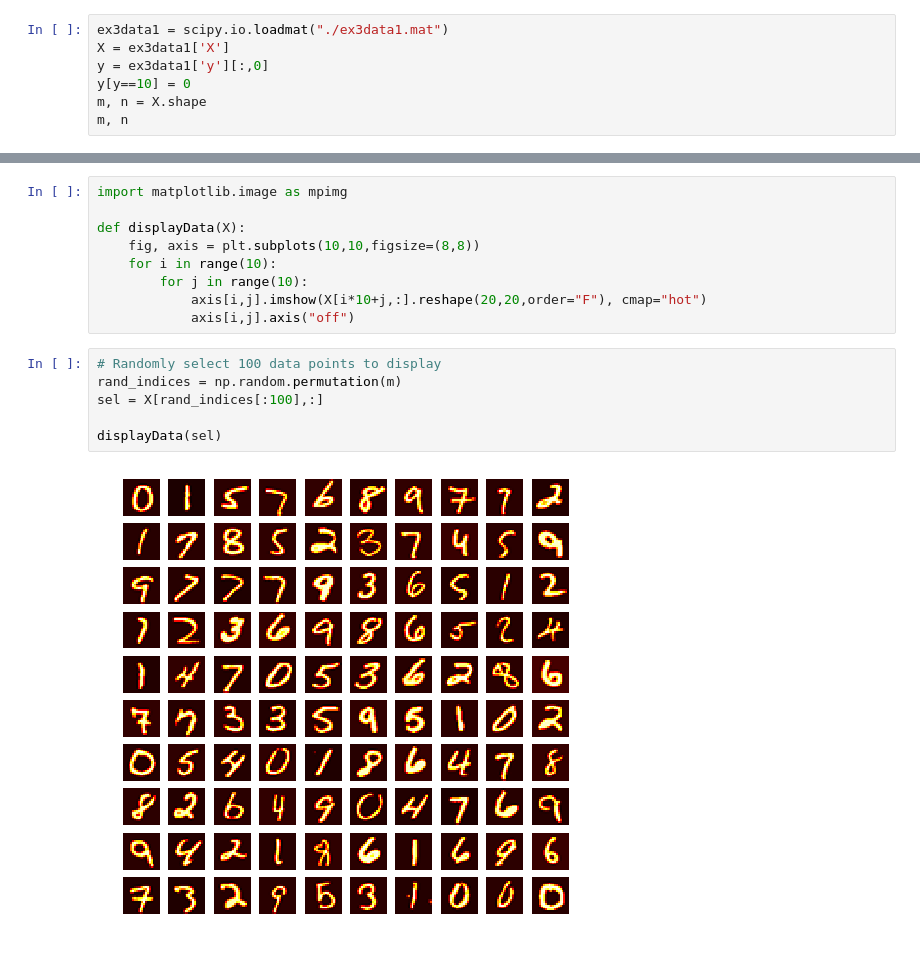
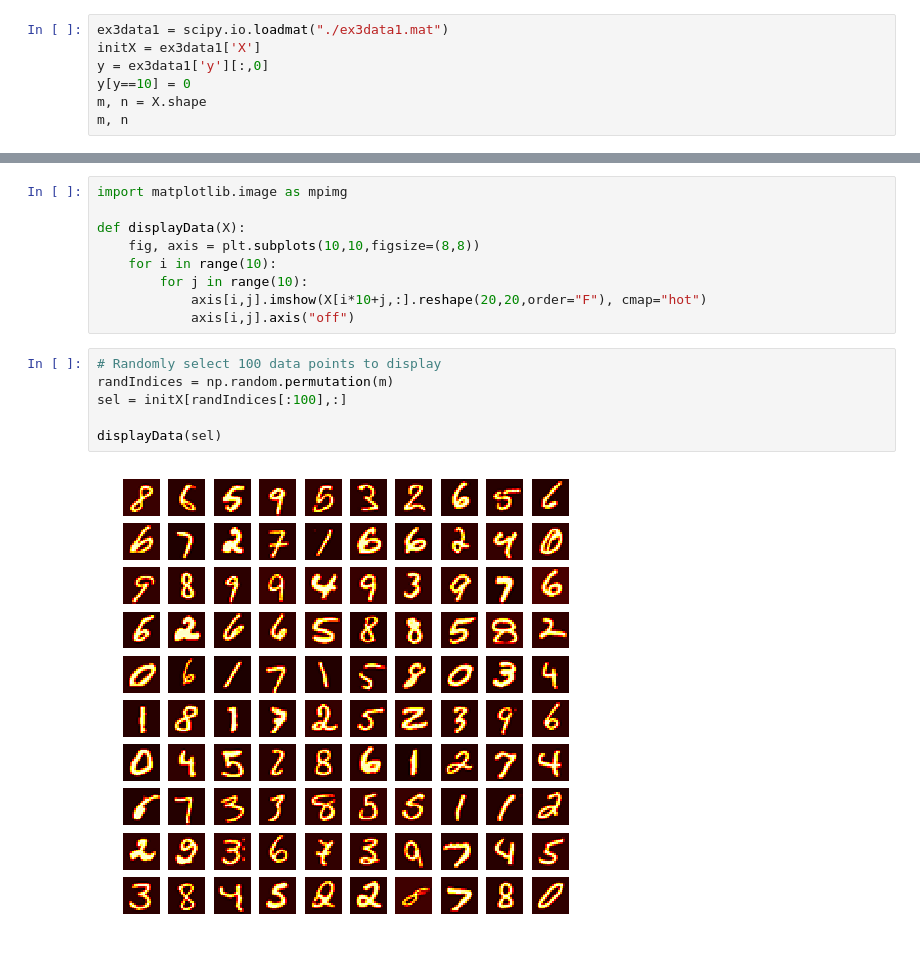
Before and after one commit to GHopperMSK/MachineLearningStanfordUniversity, a Jupyter notebook: ex3.ipynb, the cells around one changed output, grey strips where cells are left out. Drawn from its saved outputs; the diff is of its cells as text.

```diff
--- a/ex3.ipynb
+++ b/ex3.ipynb
@@ -5,7 +5,7 @@ import matplotlib.pyplot as plt
 %matplotlib inline
 # %%
 ex3data1 = scipy.io.loadmat("./ex3data1.mat")
-X = ex3data1['X']
+initX = ex3data1['X']
 y = ex3data1['y'][:,0]
 y[y==10] = 0
 m, n = X.shape
@@ -75,12 +41,12 @@ def displayData(X):
             axis[i,j].axis("off")
 # %%
 # Randomly select 100 data points to display
-rand_indices = np.random.permutation(m)
-sel = X[rand_indices[:100],:]
+randIndices = np.random.permutation(m)
+sel = initX[randIndices[:100],:]
 
 displayData(sel)
 # %% [output]
-[figure, old version]
+[figure, new version]
 # %%
 theta_t = np.array([-2,-1,1,2]).reshape(4,1)
 X_t = np.array([np.linspace(0.1,1.5,15)]).reshape(3,5).T
```
Also changed, not shown: parts of 13 cells of this notebook.
